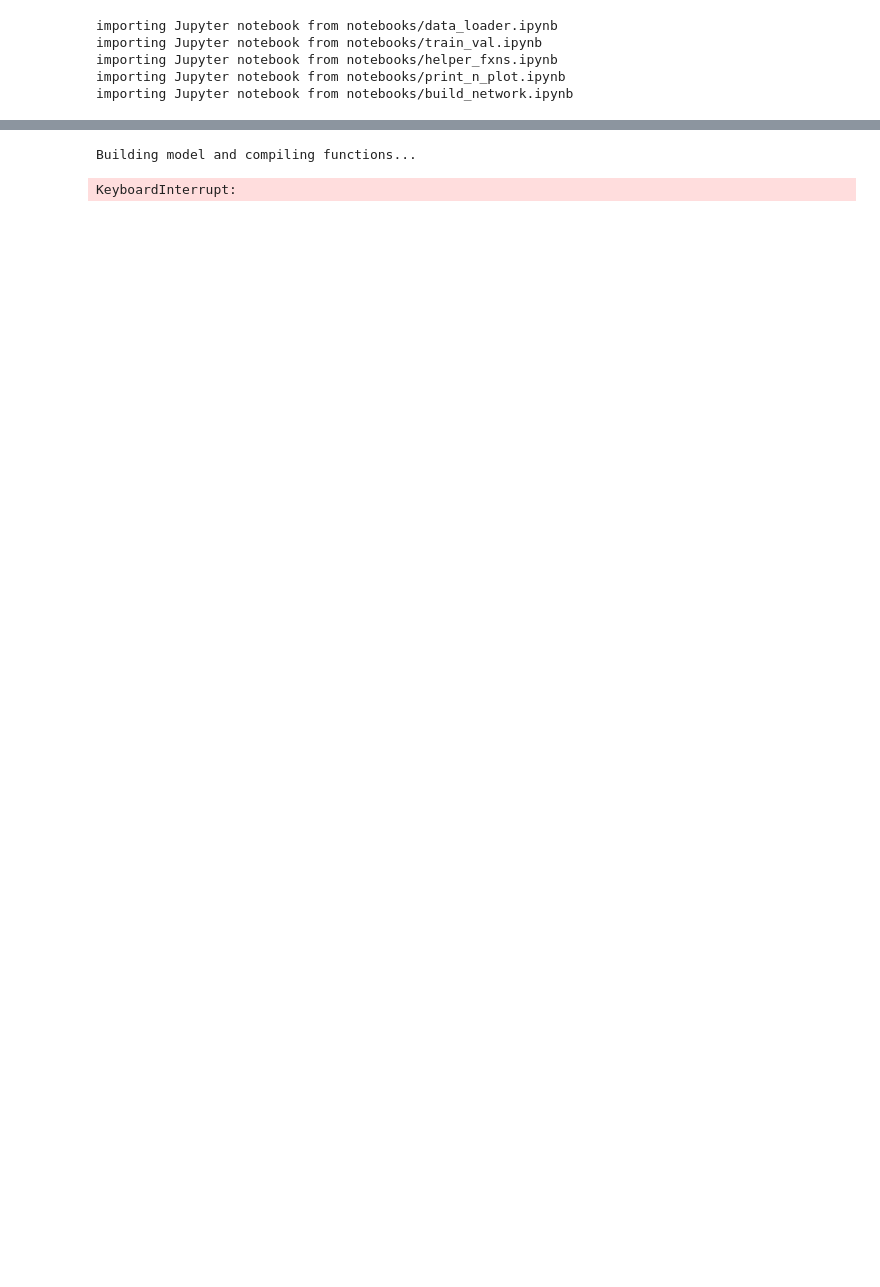
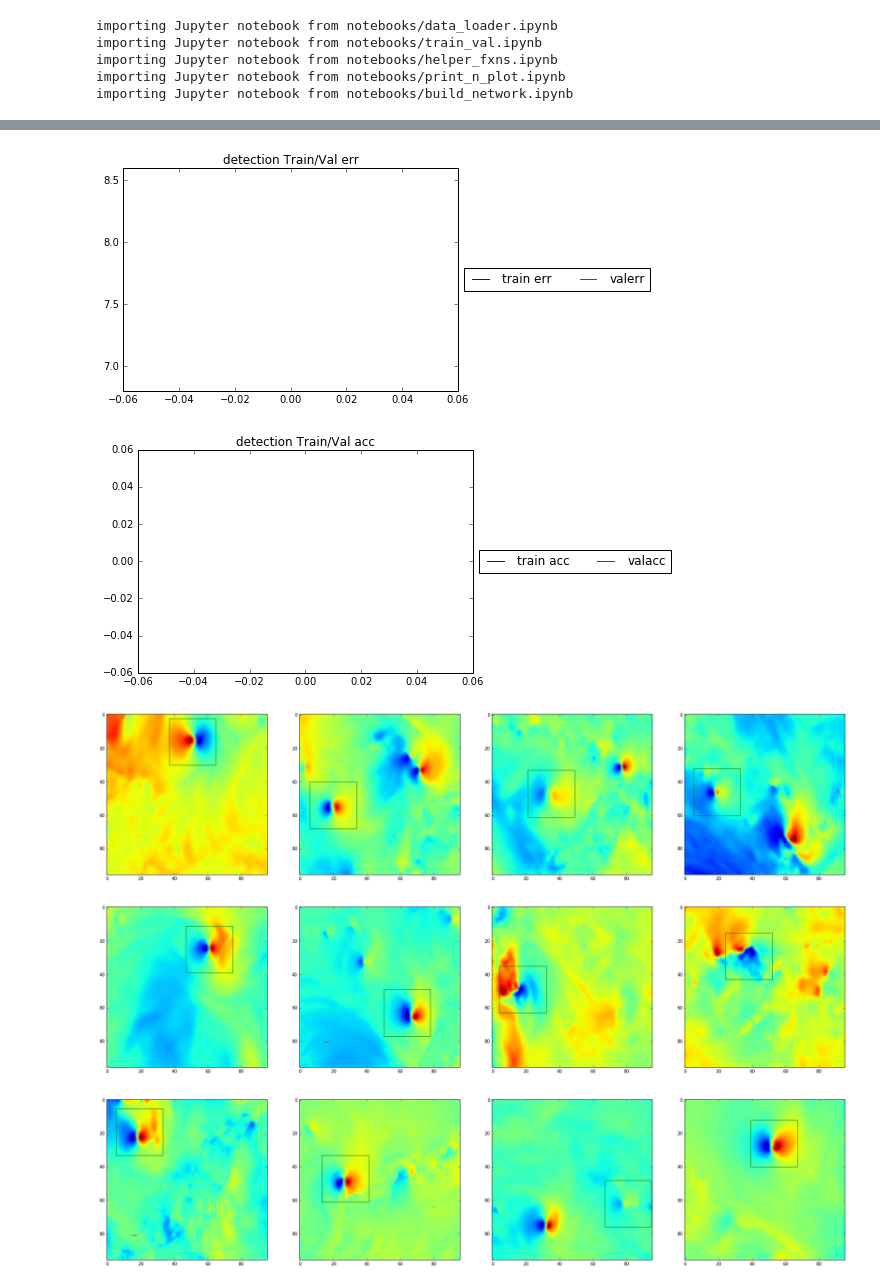
Before and after one commit to eracah/hur-detect, a Jupyter notebook: hur_main.ipynb, the cells around one changed output, grey strips where cells are left out. Cells and saved outputs as stored; diff of their text form; code cells hidden in the pictures; blank space fills up the shorter version.

```diff
--- a/hur_main.ipynb
+++ b/hur_main.ipynb
@@ -21,6 +20,10 @@ importing Jupyter notebook from notebooks/build_network.ipynb
 epochs = 1
 learning_rate = 0.0001
 num_ims = 40
+num_filters = 128
+num_fc_units = 128
+
+
 # parser = argparse.ArgumentParser()
 # parser.add_argument('-e', '--epochs', type=int, default=10,
 #     help='number of epochs for training')
@@ -30,10 +33,17 @@ num_ims = 40
 
 # parser.add_argument('-n', '--num_ims', default=40, type=int,
 #     help='number of total images')
+
+# parser.add_argument('-f', '--num_filters', default=512, type=int,
+#     help='number of filters in each conv layer')
+
+# parser.add_argument('-c', '--num_fc_units', default=512, type=int,
+#     help='number of fully connected units')
 # args = parser.parse_args()
 # epochs = args.epochs
 # learning_rate = args.learn_rate
 # num_ims = args.num_ims
+# num_filters = args.num_filters
 
 
 run_dir = create_run_dir()
@@ -44,7 +54,8 @@ dataset = load_detection_dataset(num_ims=num_ims)
 grid_size = dataset[1].shape[1]
 
 '''set params'''
-network_kwargs = {'learning_rate': learning_rate, 'dropout_p': 0, 'weight_decay': 0, 'num_filters': 1024}
+network_kwargs = {'learning_rate': learning_rate, 'dropout_p': 0, 'weight_decay': 0,
+                  'num_filters': num_filters, 'num_fc_units': num_fc_units}
 detec_network_kwargs = {'grid_size': grid_size, 'nclass': 1, 'n_boxes':1}
 
 
@@ -55,6 +66,9 @@ train_fn, val_fn, box_fn, network, hyperparams = build_network(mode='detection',
 
 '''save hyperparams'''
 dump_hyperparams(hyperparams, path=run_dir)
+
+'''train'''
+train(dataset, network=network, fns=(train_fn, val_fn, box_fn), num_epochs=epochs, save_path=run_dir)
 # %% [output]
 getting data...
 40
@@ -63,2 +84,3 @@ Building model and compiling functions...
-Building model and compiling functions...
-KeyboardInterrupt:
+[figure, added]
+[figure, added]
+[figure, added]
```
Also changed, not shown: parts of 3 cells of this notebook, 8 other files.
